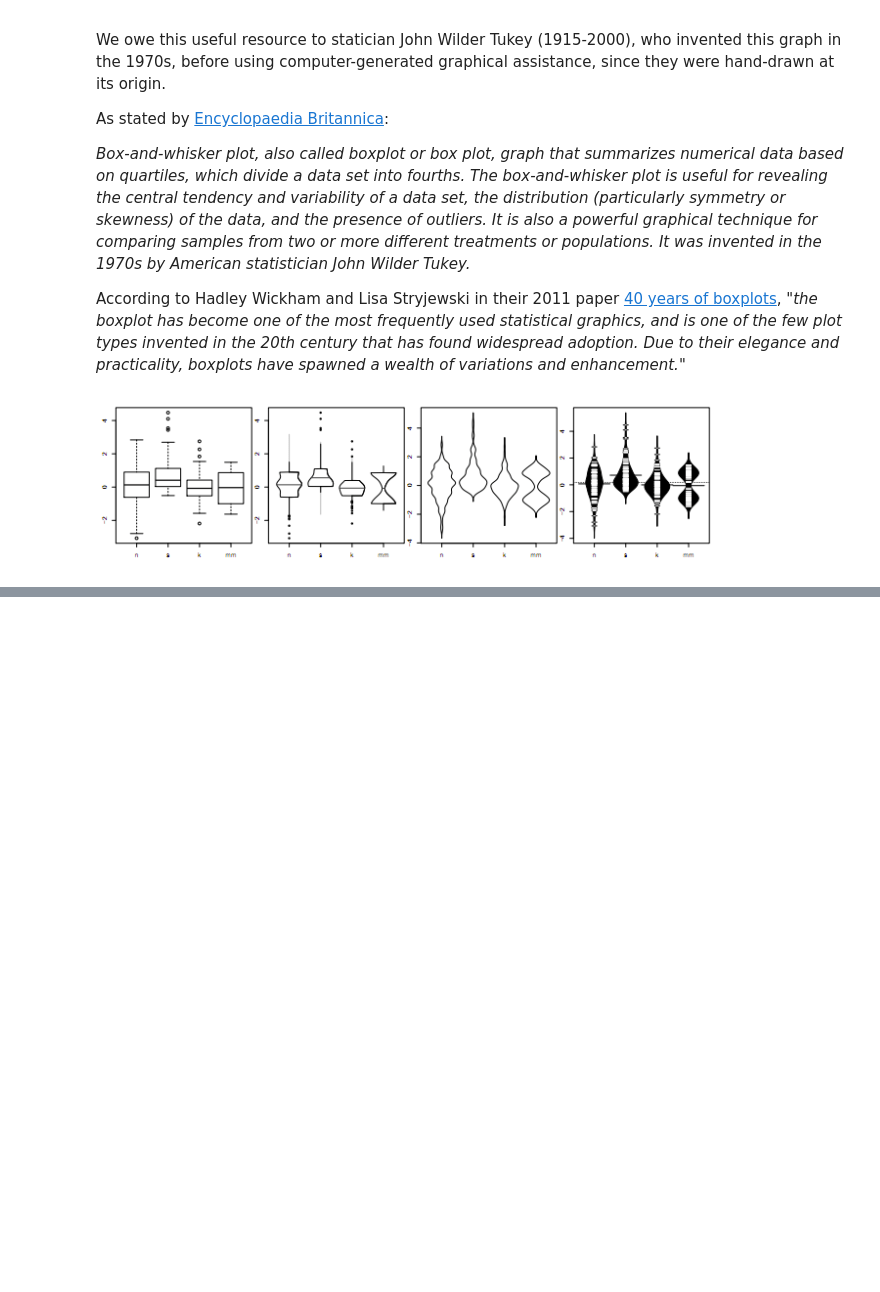
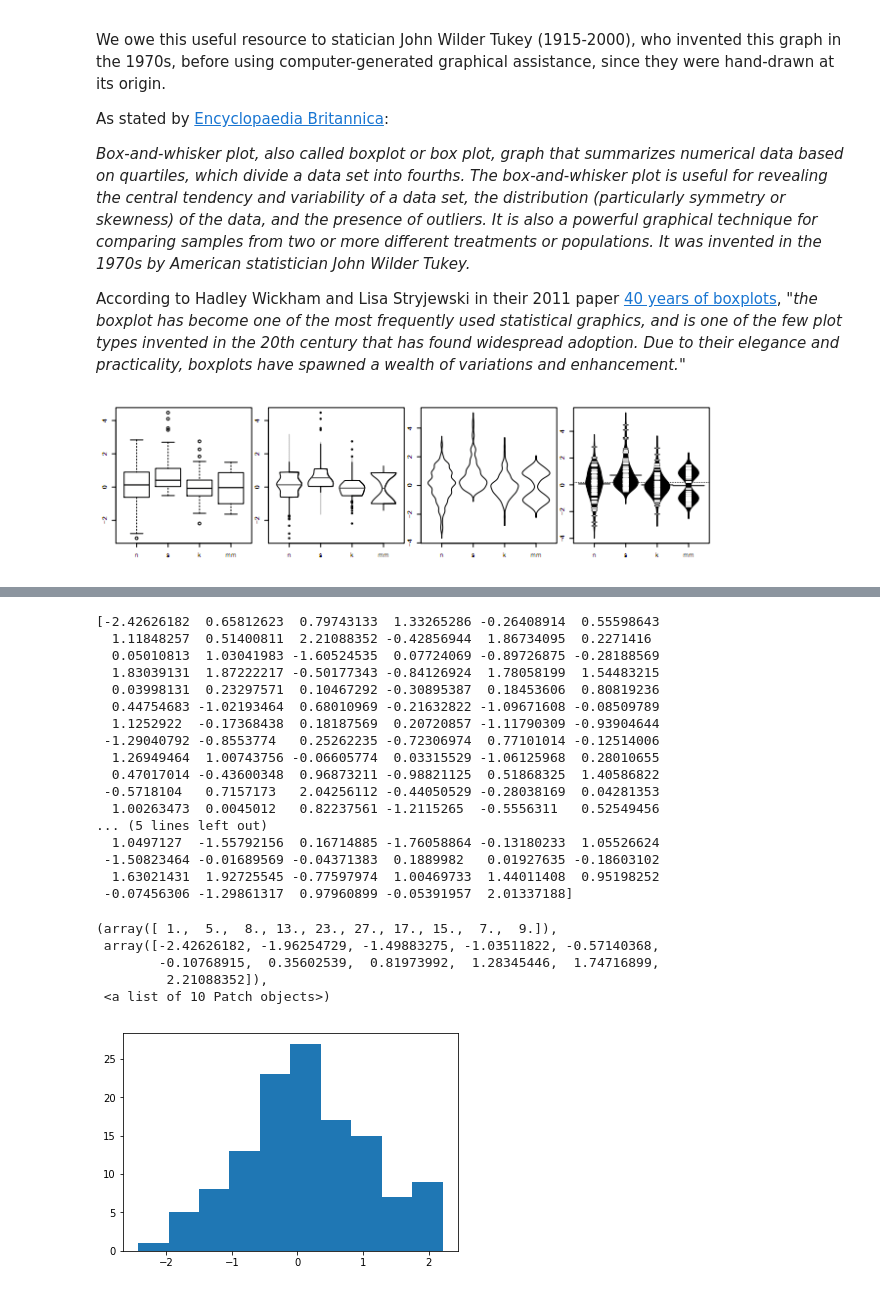
Before and after one commit to Luis-Navarro/Luis-Navarro-Python-Fundamentals-Project, a Jupyter notebook: Boxplot analysis.ipynb, the cells around one changed output, grey strips where cells are left out. Drawn from its saved outputs; the diff is of its cells as text; code cells hidden in the pictures; blank space fills up the shorter version.

```diff
--- a/Boxplot analysis.ipynb
+++ b/Boxplot analysis.ipynb
@@ -73,0 +178,28 @@ In this same fashion, they are very useful to compare variables. When plotted to
+# %%
+y=np.random.randn(125)
+print(y)
+plt.hist(y)
+# %% [output]
+[-2.42626182  0.65812623  0.79743133  1.33265286 -0.26408914  0.55598643
+  1.11848257  0.51400811  2.21088352 -0.42856944  1.86734095  0.2271416
+  0.05010813  1.03041983 -1.60524535  0.07724069 -0.89726875 -0.28188569
+  1.83039131  1.87222217 -0.50177343 -0.84126924  1.78058199  1.54483215
+  0.03998131  0.23297571  0.10467292 -0.30895387  0.18453606  0.80819236
+  0.44754683 -1.02193464  0.68010969 -0.21632822 -1.09671608 -0.08509789
+  1.1252922  -0.17368438  0.18187569  0.20720857 -1.11790309 -0.93904644
+ -1.29040792 -0.8553774   0.25262235 -0.72306974  0.77101014 -0.12514006
+  1.26949464  1.00743756 -0.06605774  0.03315529 -1.06125968  0.28010655
+  0.47017014 -0.43600348  0.96873211 -0.98821125  0.51868325  1.40586822
+ -0.5718104   0.7157173   2.04256112 -0.44050529 -0.28038169  0.04281353
+  1.00263473  0.0045012   0.82237561 -1.2115265  -0.5556311   0.52549456
+... (5 lines left out)
+  1.0497127  -1.55792156  0.16714885 -1.76058864 -0.13180233  1.05526624
+ -1.50823464 -0.01689569 -0.04371383  0.1889982   0.01927635 -0.18603102
+  1.63021431  1.92725545 -0.77597974  1.00469733  1.44011408  0.95198252
+ -0.07456306 -1.29861317  0.97960899 -0.05391957  2.01337188]
+(array([ 1.,  5.,  8., 13., 23., 27., 17., 15.,  7.,  9.]),
+ array([-2.42626182, -1.96254729, -1.49883275, -1.03511822, -0.57140368,
+        -0.10768915,  0.35602539,  0.81973992,  1.28345446,  1.74716899,
+         2.21088352]),
+ <a list of 10 Patch objects>)
+[figure, added]
```
Also changed, not shown: parts of 14 cells of this notebook.
